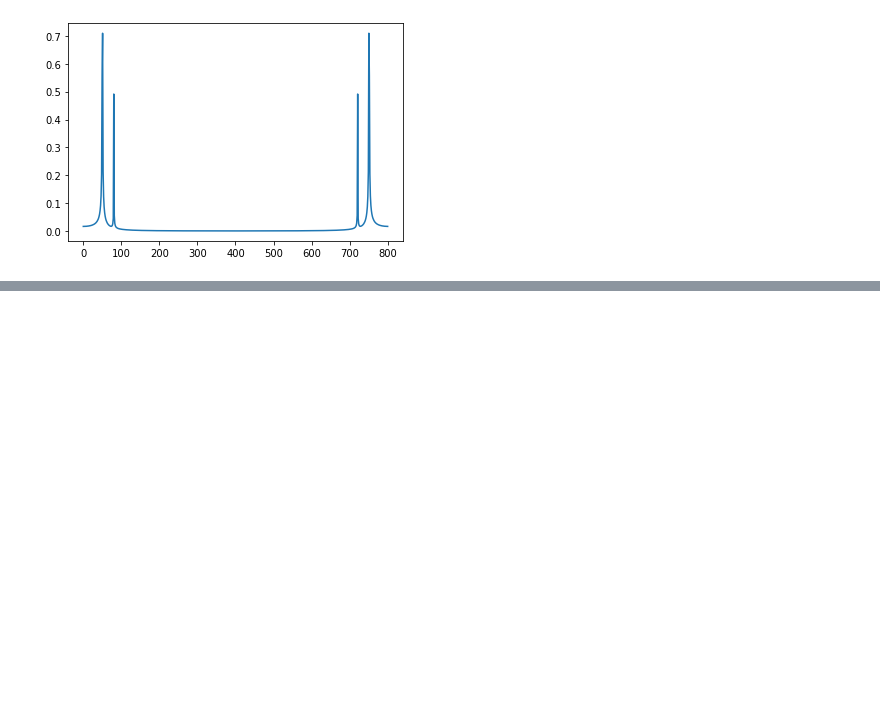
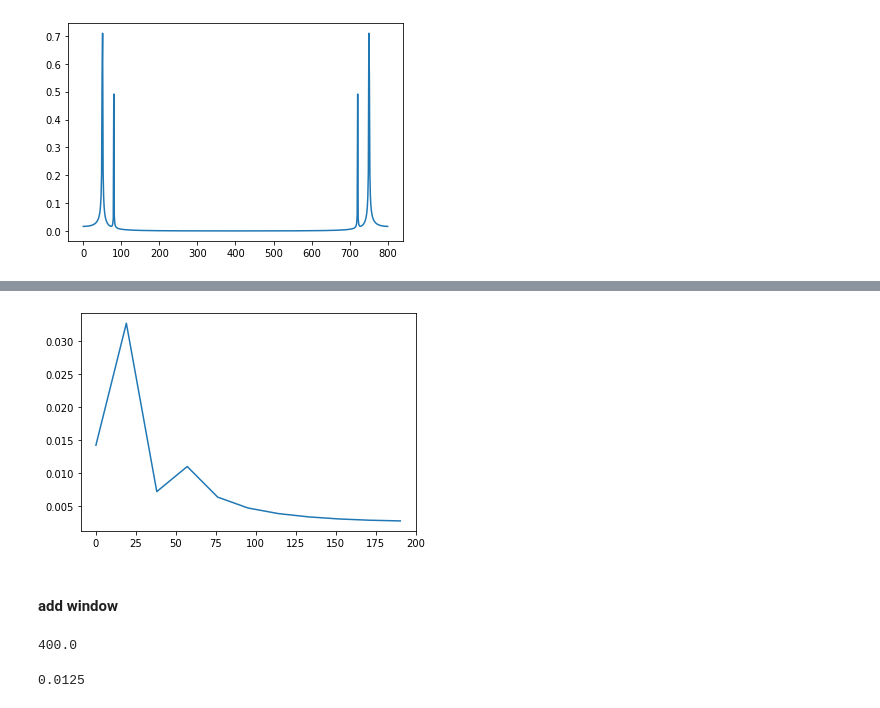
Before and after one commit to RRisto/learning, a Jupyter notebook: audio/Fourier trasnform.ipynb, the cells around one changed output, grey strips where cells are left out. Drawn from its saved outputs; the diff is of its cells as text; code cells hidden in the pictures; blank space fills up the shorter version.

```diff
--- a/audio/Fourier trasnform.ipynb
+++ b/audio/Fourier trasnform.ipynb
@@ -37,0 +64,18 @@ plt.show()
+# %%
+fig, ax = plt.subplots()
+ax.plot(xf[:n_sub//2], 2.0/N * np.abs(yf[:n_sub//2]))
+plt.show()
+# %% [output]
+[figure, added]
+# %% [markdown]
+#### add window
+# %%
+nyq_rate = sample_rate / 2.0
+nyq_rate
+# %% [output]
+400.0
+# %%
+width = 5.0/nyq_rate
+width
+# %% [output]
+0.0125
```
Also changed, not shown: parts of 5 cells of this notebook, 1 other file.
